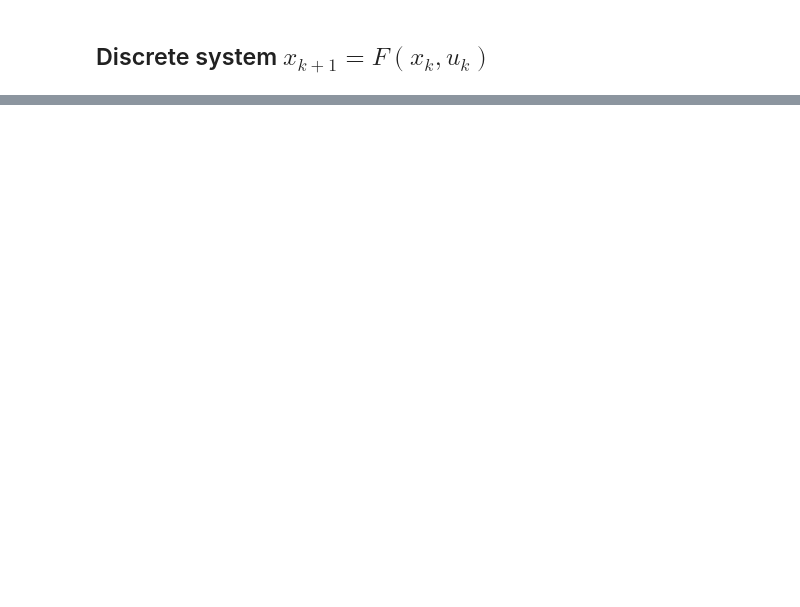
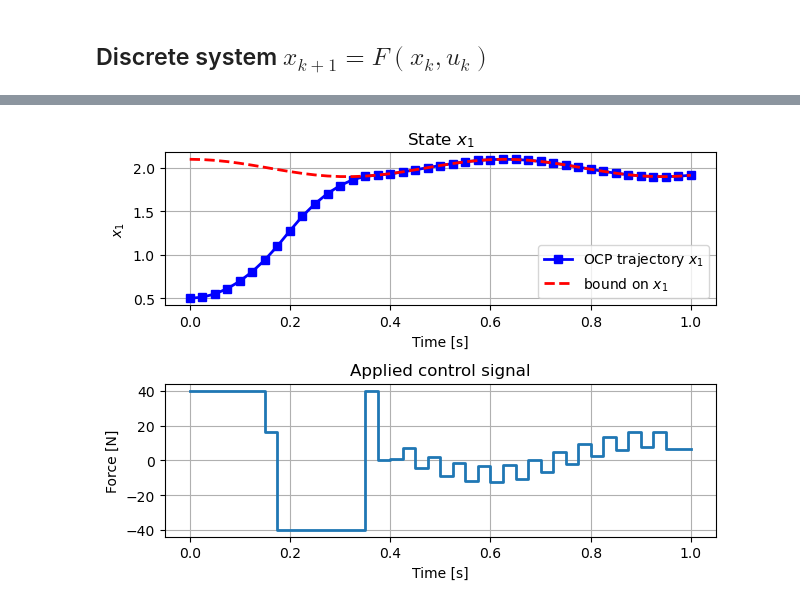
Before and after one commit to billtubbs/casadi-examples, a Jupyter notebook: 10-Robust-and-stochastic-optimal-control.ipynb, the cells around one changed output, grey strips where cells are left out. Drawn from its saved outputs; the diff is of its cells as text; code cells hidden in the pictures; blank space fills up the shorter version.

```diff
--- a/10-Robust-and-stochastic-optimal-control.ipynb
+++ b/10-Robust-and-stochastic-optimal-control.ipynb
@@ -140,0 +194,15 @@ plt.show()
+# %%
+# Expression for propagating the covariance matrix
+P = MX.sym('sigma_x', 2, 2)
+dPdt_rhs = dfdx @ P + P @ dfdx.T
+assert dPdt_rhs.shape == (2, 2)
+# %%
+rhs = vertcat(dxdt_rhs, vec(dPdt_rhs))
+x_aug = vertcat(x, vec(P))
+assert rhs.shape == (6, 1)
+assert x_aug.shape == (6, 1)
+# %%
+x1_bound = lambda t: 2 + 0.1 * cos(10 * t)
+# %%
+intg = integrator('intg', 'cvodes', {'x': x_aug, 'p': u, 'ode': rhs}, 0, dt)
+intg
@@ -140,0 +299,10 @@ plt.show()
+# %%
+usol = sol.value(U)
+xsol = sol.value(X)
+make_ioplot(tgrid, xsol, usol)
+plt.tight_layout()
+filename = "robust_sol_1_1_1_ioplot.pdf"
+plt.savefig(os.path.join(plot_dir, filename))
+plt.show()
+# %% [output]
+[figure, added]
```
Also changed, not shown: parts of 24 cells of this notebook.
